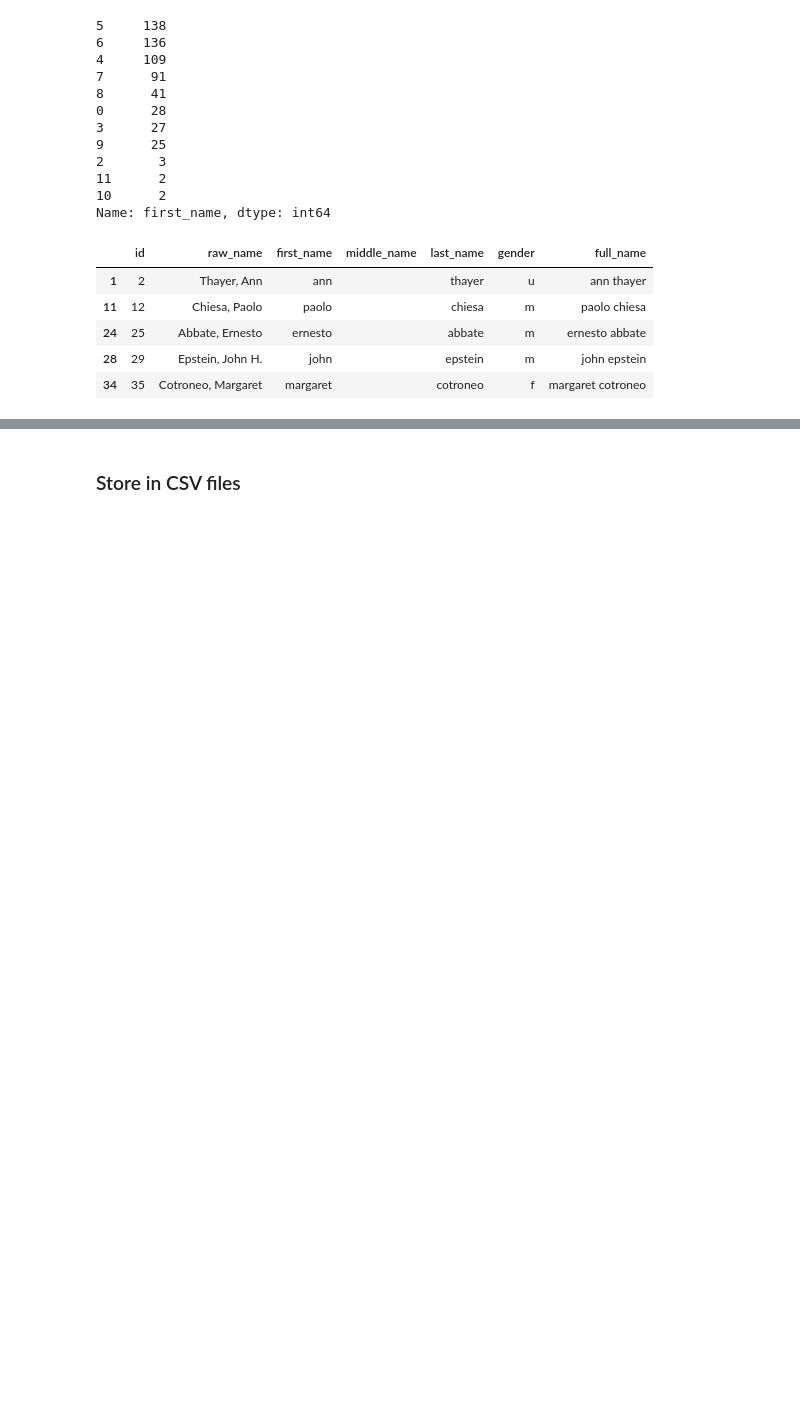
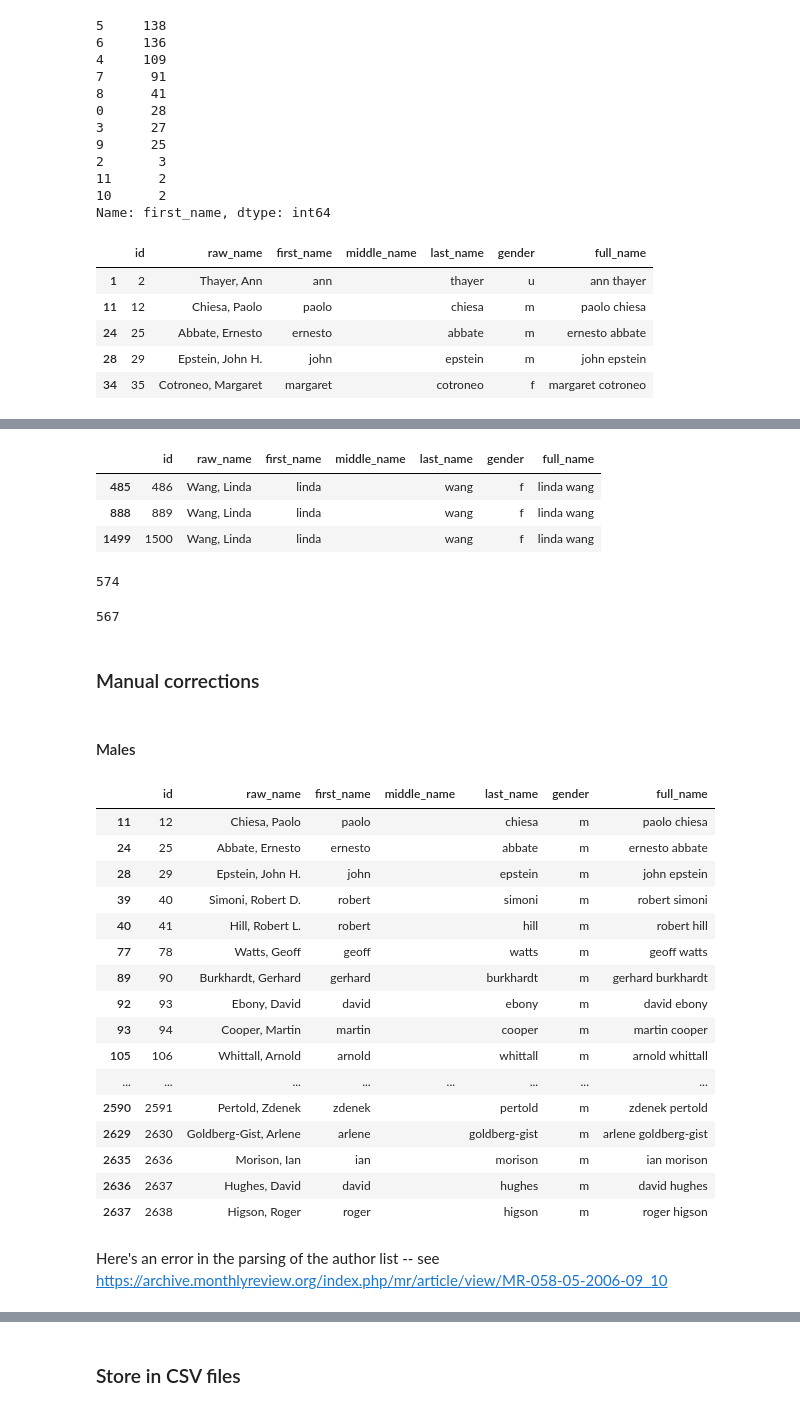
Before and after one commit to GenderGapSTEM-PublicationAnalysis/name_gender_inference, a Jupyter notebook: test_data/raw_data/Prepare_test_data_from_genderizeR_paper.ipynb, the cells around one changed output, grey strips where cells are left out. Saved outputs shown, nothing was run; the diff lists cells and outputs as text; code cells hidden in the pictures; blank space fills up the shorter version.

Commit message:
Manual corrections for genderizeR data (only authorships)

```diff
--- a/test_data/raw_data/Prepare_test_data_from_genderizeR_paper.ipynb
+++ b/test_data/raw_data/Prepare_test_data_from_genderizeR_paper.ipynb
@@ -119,2 +129,46 @@ data_to_export.head()
+# %%
+data_to_export[data_to_export.last_name=='wang']
+# %% [output]
+|  | id | raw_name | first_name | middle_name | last_name | gender | full_name |
+| 485 | 486 | Wang, Linda | linda |  | wang | f | linda wang |
+| 888 | 889 | Wang, Linda | linda |  | wang | f | linda wang |
+| 1499 | 1500 | Wang, Linda | linda |  | wang | f | linda wang |
+# %%
+len(data_to_export)
+# %% [output]
+574
+# %%
+len(data_to_export.drop_duplicates(subset='full_name'))
+# %% [output]
+567
 # %%
-data_to_export = data_to_export.drop_duplicates()
+data_to_export = data_to_export.drop_duplicates(subset='full_name')
+# %% [markdown]
+### Manual corrections
+# %%
+pd.set_option('display.max_colwidth', -1)
+pd.set_option('display.max_rows', 500)
+# %% [markdown]
+#### Males
+# %%
+data_to_export[data_to_export.gender=='m']
+# %% [output]
+|  | id | raw_name | first_name | middle_name | last_name | gender | full_name |
+| 11 | 12 | Chiesa, Paolo | paolo |  | chiesa | m | paolo chiesa |
+| 24 | 25 | Abbate, Ernesto | ernesto |  | abbate | m | ernesto abbate |
+| 28 | 29 | Epstein, John H. | john |  | epstein | m | john epstein |
+| 39 | 40 | Simoni, Robert D. | robert |  | simoni | m | robert simoni |
+| 40 | 41 | Hill, Robert L. | robert |  | hill | m | robert hill |
+| 77 | 78 | Watts, Geoff | geoff |  | watts | m | geoff watts |
+| 89 | 90 | Burkhardt, Gerhard | gerhard |  | burkhardt | m | gerhard burkhardt |
+| 92 | 93 | Ebony, David | david |  | ebony | m | david ebony |
+| 93 | 94 | Cooper, Martin | martin |  | cooper | m | martin cooper |
+| 105 | 106 | Whittall, Arnold | arnold |  | whittall | m | arnold whittall |
+| ... | ... | ... | ... | ... | ... | ... | ... |
+| 2590 | 2591 | Pertold, Zdenek | zdenek |  | pertold | m | zdenek pertold |
+| 2629 | 2630 | Goldberg-Gist, Arlene | arlene |  | goldberg-gist | m | arlene goldberg-gist |
+| 2635 | 2636 | Morison, Ian | ian |  | morison | m | ian morison |
+| 2636 | 2637 | Hughes, David | david |  | hughes | m | david hughes |
+| 2637 | 2638 | Higson, Roger | roger |  | higson | m | roger higson |
+# %% [markdown]
+Here's an error in the parsing of the author list -- see https://archive.monthlyreview.org/index.php/mr/article/view/MR-058-05-2006-09_10
```
Also changed, not shown: parts of 22 cells of this notebook, 4 other files.
